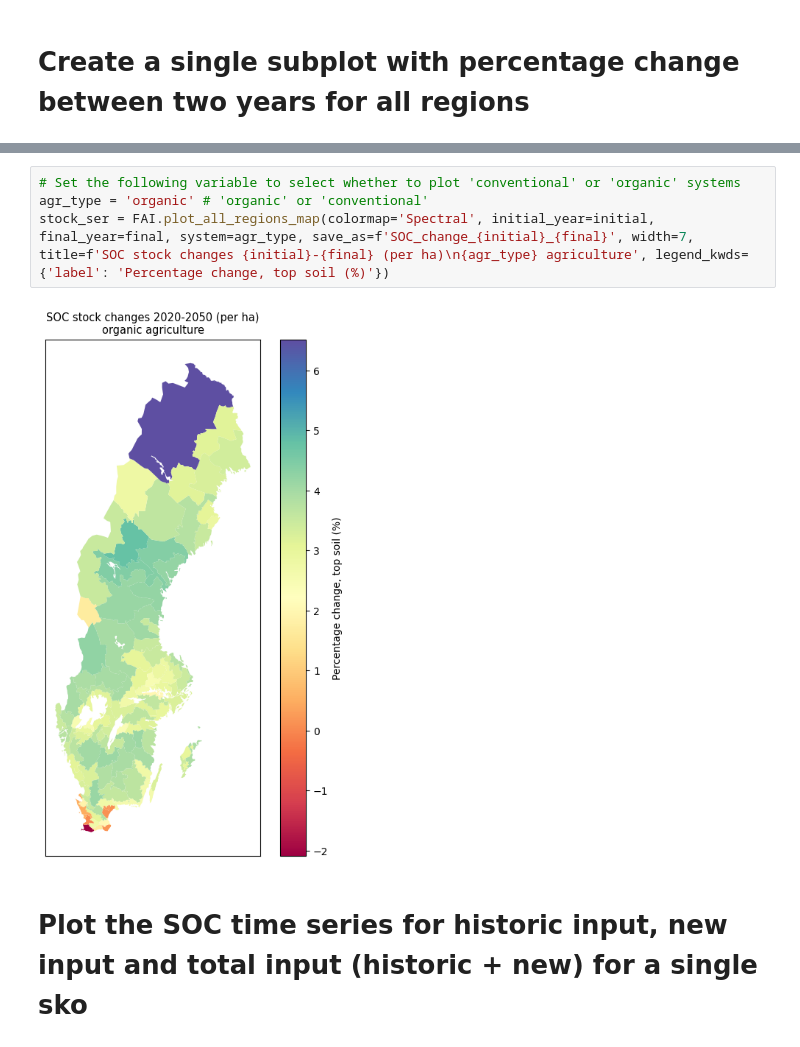
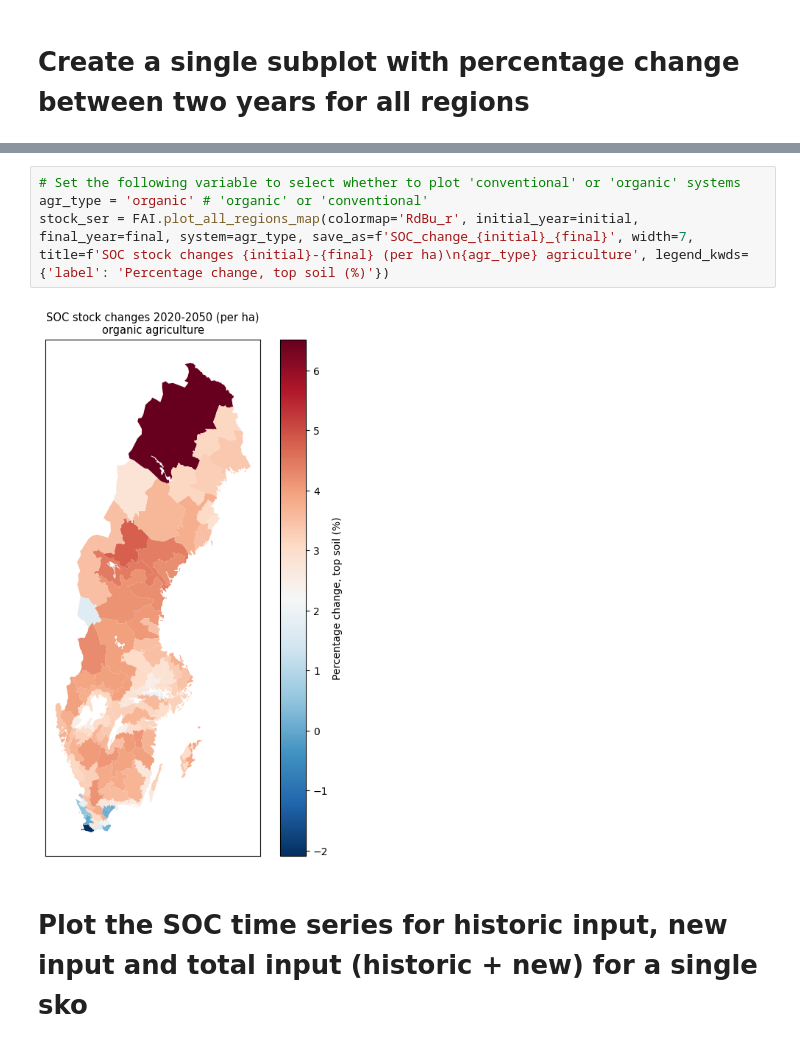
Before and after one commit to SLU-foodsystems/CIBUSmod, a Jupyter notebook: notebooks/analyze_impacts.ipynb, the cells around one changed output, grey strips where cells are left out. Cells and saved outputs as stored; diff of their text form.

```diff
--- a/notebooks/analyze_impacts.ipynb
+++ b/notebooks/analyze_impacts.ipynb
@@ -74,9 +93,9 @@ stock_ser, co2_ser = FAI.plot_soc_co2_regions_map(initial_year=initial, final_ye
 # %%
 # Set the following variable to select whether to plot 'conventional' or 'organic' systems
 agr_type = 'organic' # 'organic' or 'conventional'
-stock_ser = FAI.plot_all_regions_map(colormap='Spectral', initial_year=initial, final_year=final, system=agr_type, save_as=f'SOC_change_{initial}_{final}', width=7, title=f'SOC stock changes {initial}-{final} (per ha)\n{agr_type} agriculture', legend_kwds={'label': 'Percentage change, top soil (%)'})
+stock_ser = FAI.plot_all_regions_map(colormap='RdBu_r', initial_year=initial, final_year=final, system=agr_type, save_as=f'SOC_change_{initial}_{final}', width=7, title=f'SOC stock changes {initial}-{final} (per ha)\n{agr_type} agriculture', legend_kwds={'label': 'Percentage change, top soil (%)'})
 # %% [output]
-[figure, old version]
+[figure, new version]
 # %% [markdown]
 # Plot the SOC time series for historic input, new input and total input (historic + new) for a single sko
 # %%
```
Also changed, not shown: parts of 5 cells of this notebook, 1 other file.
